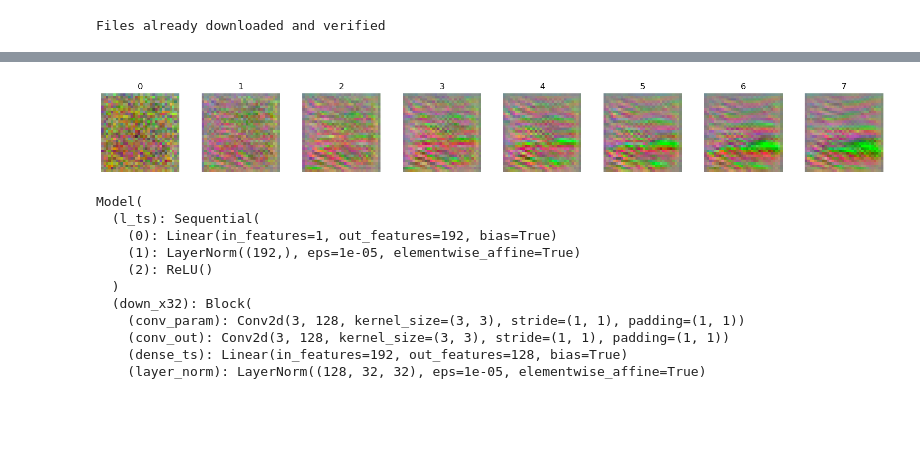
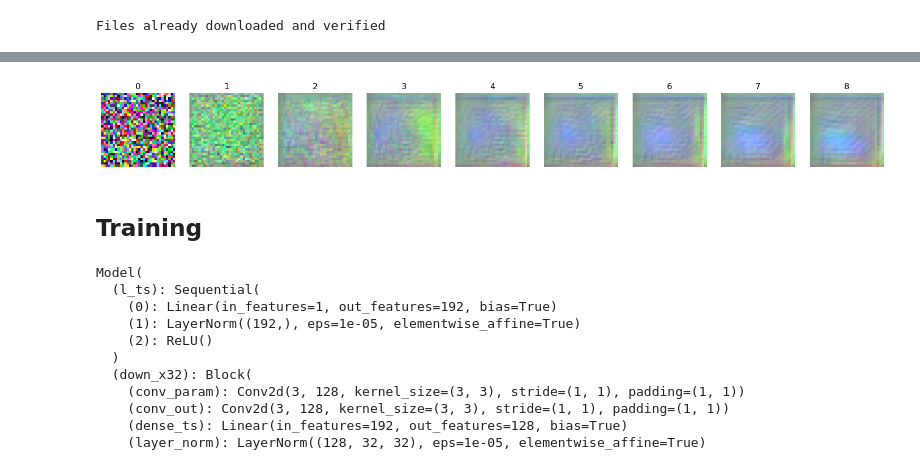
Before and after one commit to jorchard/diffusion_models, a Jupyter notebook: QuickDiffusionModel_torch.ipynb, the cells around one changed output, grey strips where cells are left out. Cells and saved outputs as stored; diff of their text form; code cells hidden in the pictures; blank space fills up the shorter version.

```diff
--- a/QuickDiffusionModel_torch.ipynb
+++ b/QuickDiffusionModel_torch.ipynb
@@ -84,7 +91,7 @@ def generate_ts(num):
 # t = np.full((25,), timesteps - 1) # if you want see clarity
 # t = np.full((25,), 0)             # if you want see noisy
 t = generate_ts(25)             # random for training data
-x, _ = next(iter(trainloader))
+#x, _ = next(iter(trainloader))
 a, b = forward_noise(x[:25], t)
 show_examples(a)
 # %% [output]
@@ -211,28 +222,31 @@ predict()
 # %%
 def predict_step():
     xs = []
     x = torch.randn(size=(8, 3, IMG_SIZE, IMG_SIZE), device=device)
+    xs.append(x[0].cpu())
 
     with torch.no_grad():
         for i in range(timesteps):
             t = i
             x = model(x, torch.full([8, 1], t, dtype=torch.float, device=device))
             if i % 2 == 0:
                 xs.append(x[0].cpu())
     xs = torch.stack(xs, dim=0)
     xs = torch.clip(xs, -1, 1)
     xs = cvtImg(xs)
 
     plt.figure(figsize=(20, 2))
     for i in range(len(xs)):
         plt.subplot(1, len(xs), i+1)
         plt.imshow(xs[i])
         plt.title(f'{i}')
         plt.axis('off')
 
 predict_step()
 # %% [output]
-[figure, old version]
+[figure, new version]
+# %% [markdown]
+## Training
 # %%
 def train_one(x_img):
     x_ts = generate_ts(len(x_img))
```
Also changed, not shown: parts of 22 cells of this notebook, 4 other files.
